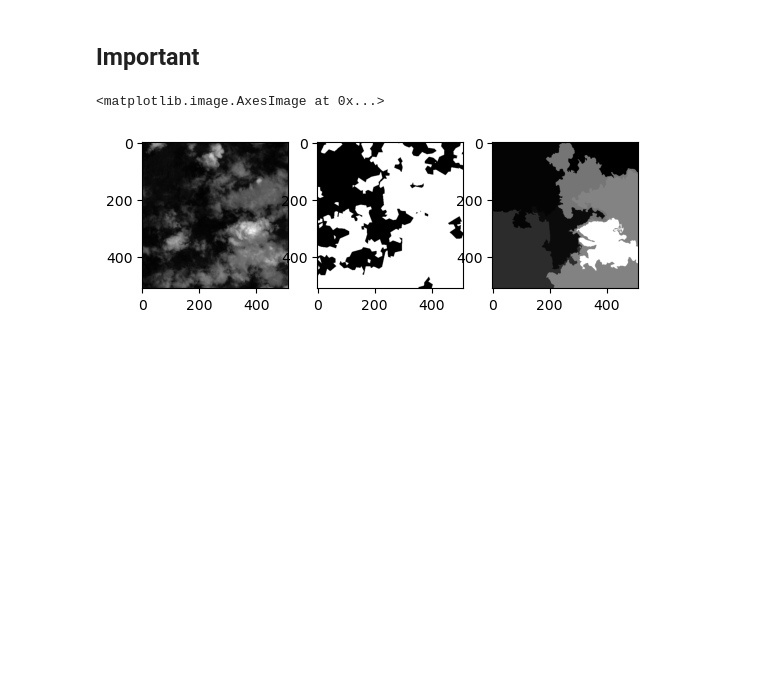
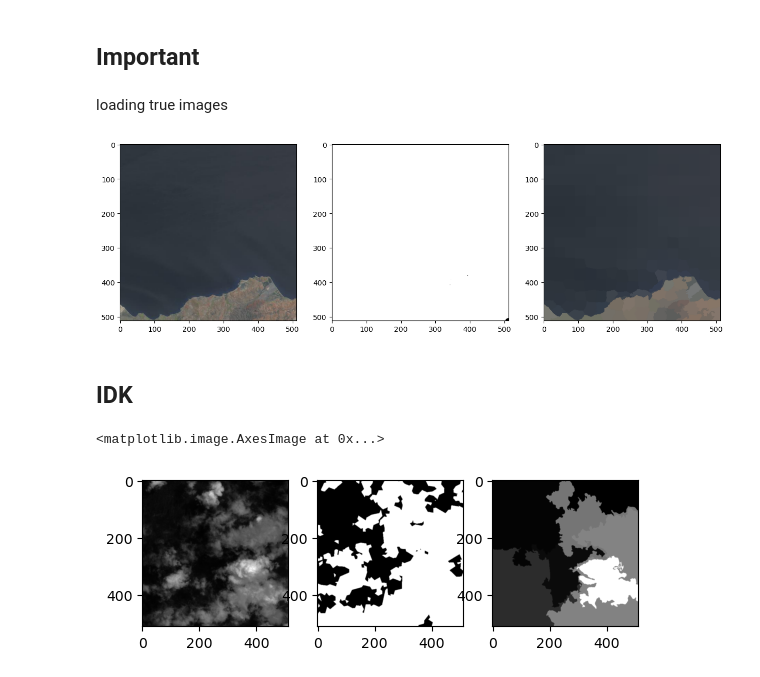
Before and after one commit to SAint7579/ComputerVision_CloudSegmentation, a Jupyter notebook: utils.ipynb, the cells around one changed output. Drawn from its saved outputs; the diff is of its cells as text; code cells hidden in the pictures; blank space fills up the shorter version.

```diff
--- a/utils.ipynb
+++ b/utils.ipynb
@@ -3,35 +25,32 @@
 # %%
 import numpy as np
 from skimage.segmentation import slic
-from skimage.color import rgb2gray
 from scipy.ndimage import center_of_mass
 
-def convert_image_array_to_slic_with_properties(image_array,binary_array, n_segments=100, compactness=10, sigma=1):
+def convert_image_array_to_slic_with_properties(image_array, binary_array, n_segments=100, compactness=10, sigma=1):
     """
-    Convert an image array to a segmented grayscale image using SLIC (Simple Linear Iterative Clustering) algorithm,
+    Convert an image array to a segmented RGB image using SLIC (Simple Linear Iterative Clustering) algorithm,
     and calculate properties for each superpixel including color, centroid x, centroid y, and number of pixels.
 
     Args:
-        image_array (numpy.ndarray): Input image array in black and white.
+        image_array (numpy.ndarray): Input RGB image array.
         binary_array (numpy.ndarray): Binary array of the same dimensions as the image.
         n_segments (int, optional): Number of segments in SLIC. Default is 100.
         compactness (float, optional): Compactness parameter for SLIC. Default is 10.
         sigma (float, optional): Sigma parameter for SLIC. Default is 1.
 
-
     Returns:
-        segmented_image_gray (numpy.ndarray): Segmented grayscale image.
+        segmented_image_rgb (numpy.ndarray): Segmented RGB image.
         properties (numpy.ndarray): Array of dictionaries containing properties for each superpixel.
         labels (numpy.ndarray): Array of labels for each superpixel.
     """
-    image_rgb = np.stack((image_array,) * 3, axis=-1)
-    segments = slic(image_rgb, n_segments=n_segments, compactness=compactness, sigma=sigma)
-    segmented_image = np.zeros_like(image_rgb)
+    segments = slic(image_array, n_segments=n_segments, compactness=compactness, sigma=sigma)
+    segmented_image_rgb = np.zeros_like(image_array)
     properties = []  # List to store properties
 
     for segment_id in np.unique(segments):
         mask = segments == segment_id
-        segment_rgb = image_rgb[mask]
+        segment_rgb = image_array[mask]
 
         if np.any(mask):
             num_pixels = np.sum(mask)
@@ -40,23 +59,23 @@ def convert_image_array_to_slic_with_properties(image_array,binary_array, n_segm
             mean_color = np.mean(segment_rgb, axis=0)
 
             properties.append({
-                'color': mean_color, # RGB color values
-                'centroid_x': centroid_x, # x coordinate of centroid
-                'centroid_y': centroid_y, # y coordinate of centroid
-                'num_pixels': num_pixels # number of pixels in superpixel
+                'color': mean_color,  # RGB color values
+                'centroid_x': centroid_x,  # x coordinate of centroid
+                'centroid_y': centroid_y,  # y coordinate of centroid
+                'num_pixels': num_pixels  # number of pixels in superpixel
             })
 
-            segmented_image[mask] = mean_color
+            segmented_image_rgb[mask] = mean_color
 
     properties = np.array(properties)  # Convert properties list to numpy array
-
-    segmented_image_gray = rgb2gray(segmented_image) # Convert segmented image to grayscale
 
     labels = []
     for prop in properties:
         x, y = int(prop['centroid_x']), int(prop['centroid_y'])
         binary_color = binary_array[y, x]  # Assuming binary_array has the same dimensions as the image
-        label = 1 if binary_color == 1 else 0
+        label = 1 if binary_color == 0 else 0
         labels.append(label)
     # properties.append(labels)
-    return segmented_image_gray, properties,labels
+    return segmented_image_rgb, properties, labels
+# %% [markdown]
+loading true images
@@ -63,3 +137,18 @@ def convert_image_array_to_slic_with_properties(image_array,binary_array, n_segm
+# %%
+patch_number=16
+
+plt.figure(figsize=(15,5))
+plt.subplot(1,3,1)
+plt.imshow(true_patches[patch_number],cmap='gray')
+plt.subplot(1,3,2)
+plt.imshow(label_patches[patch_number],cmap='gray')
+plt.subplot(1,3,3)
+plt.imshow(convert_image_array_to_slic_with_properties(image_array=true_patches[patch_number],binary_array=label_patches[patch_number],n_segments=300)[0],cmap='gray')
+plt.show()
+# %% [output]
+[figure, added]
+# %% [markdown]
+## IDK
 # %%
 true=rasterio.open("B02.tif").read(1)
 label=rasterio.open("labels.tif").read(1)
```
Also changed, not shown: parts of 11 cells of this notebook.
